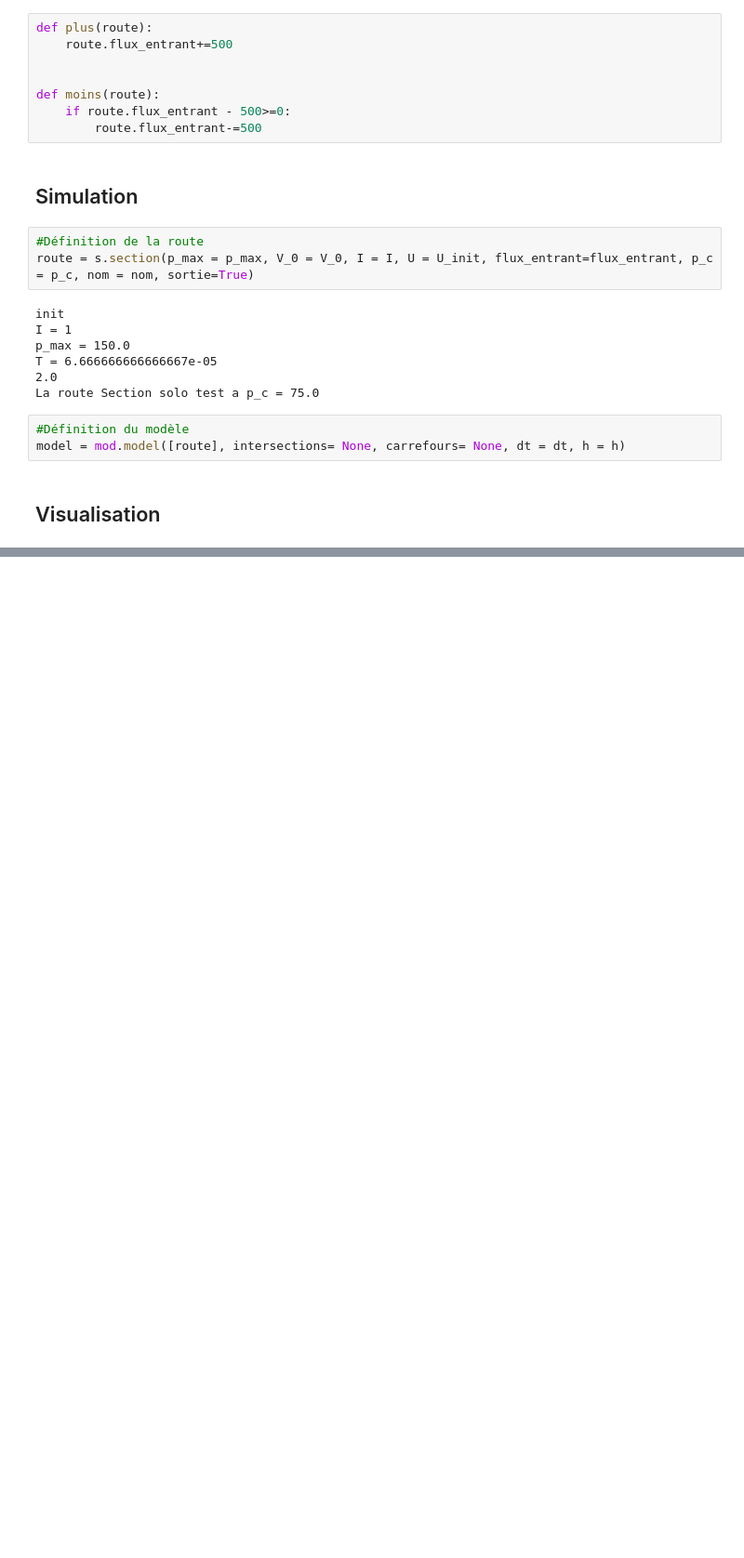
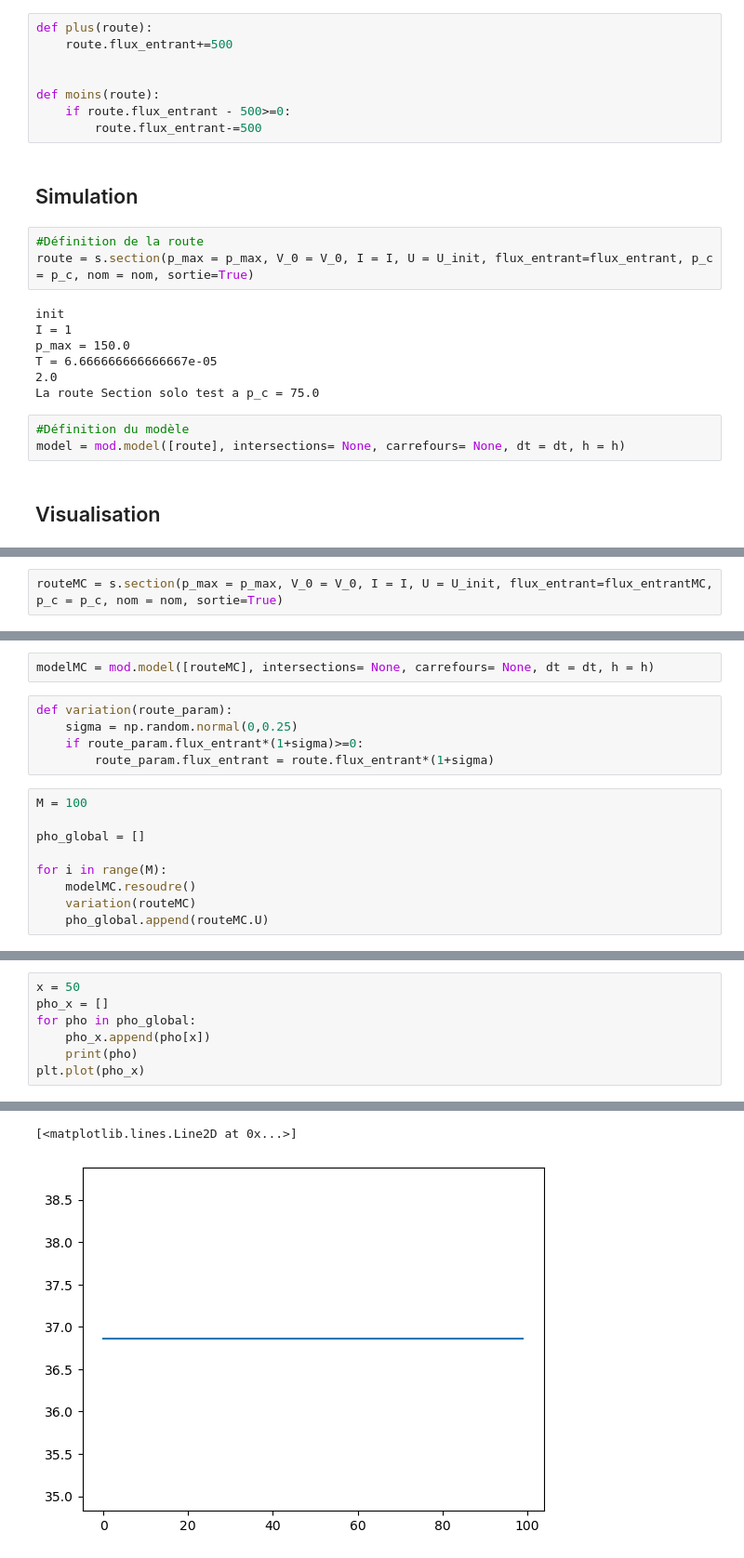
Before and after one commit to gormfinengel/ProjetLesGars, a Jupyter notebook: straight_road_uncertainty.ipynb, the cells around one changed output, grey strips where cells are left out. Shown at 93% size. Saved outputs shown, nothing was run; the diff lists cells and outputs as text; blank space fills up the shorter version.

```diff
--- a/straight_road_uncertainty.ipynb
+++ b/straight_road_uncertainty.ipynb
@@ -87,0 +94,2 @@ model.t
+# %%
+routeMC = s.section(p_max = p_max, V_0 = V_0, I = I, U = U_init, flux_entrant=flux_entrantMC, p_c = p_c, nom = nom, sortie=True)
@@ -87,0 +103,16 @@ model.t
+# %%
+modelMC = mod.model([routeMC], intersections= None, carrefours= None, dt = dt, h = h)
+# %%
+def variation(route_param):
+    sigma = np.random.normal(0,0.25)
+    if route_param.flux_entrant*(1+sigma)>=0:
+        route_param.flux_entrant = route.flux_entrant*(1+sigma)
+# %%
+M = 100
+
+pho_global = []
+
+for i in range(M):
+    modelMC.resoudre()
+    variation(routeMC)
+    pho_global.append(routeMC.U)
@@ -87,0 +137,8 @@ model.t
+# %%
+x = 50
+pho_x = []
+for pho in pho_global:
+    pho_x.append(pho[x])
+    print(pho)
+plt.plot(pho_x)
+# %% [output]
@@ -87,0 +162,2 @@ model.t
+[<matplotlib.lines.Line2D at 0x...>]
+[figure, added]
```
Also changed, not shown: parts of 9 cells of this notebook, 1 other file.
